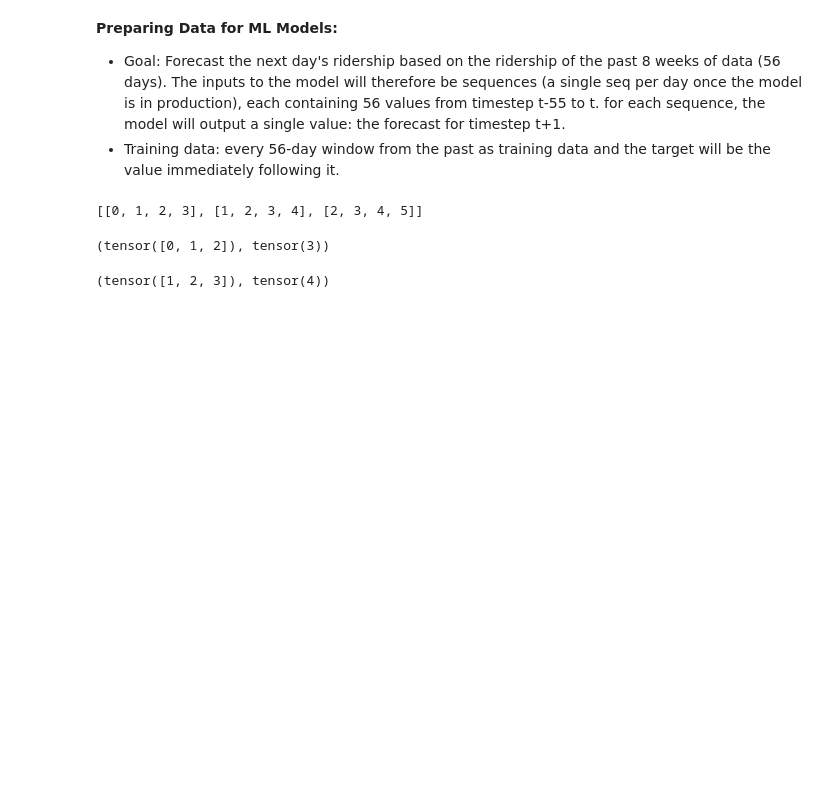
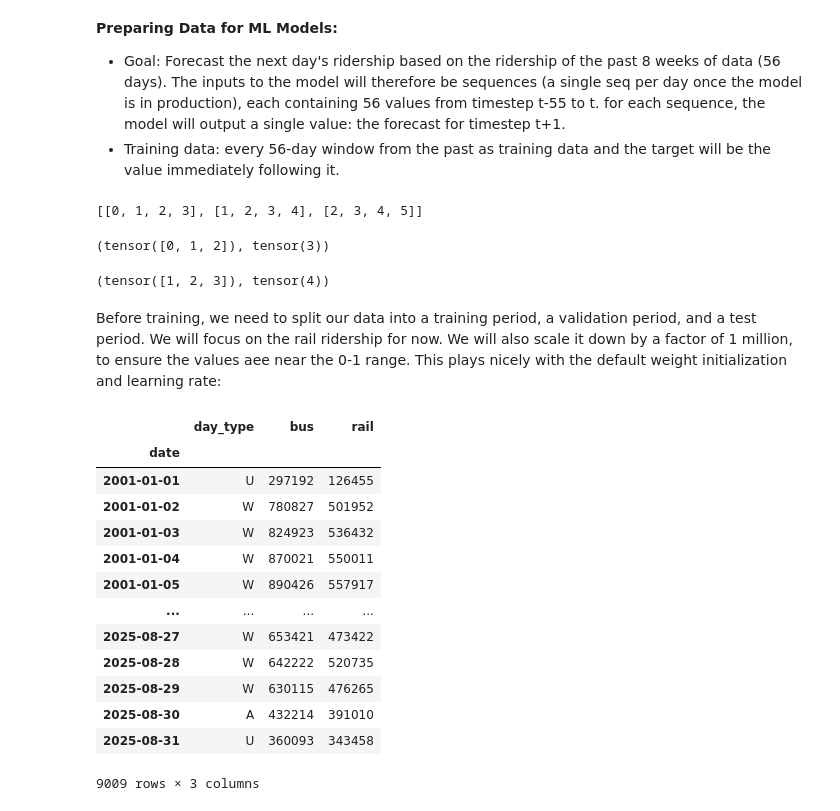
Before and after one commit to BlaiseMarvin/Machine-Learning-and-Big-Data-Analytics, a Jupyter notebook: deep_learning_2/sequential_data/notebook4.ipynb, the cells around one changed output. Cells and saved outputs as stored; diff of their text form; code cells hidden in the pictures; blank space fills up the shorter version.

```diff
--- a/deep_learning_2/sequential_data/notebook4.ipynb
+++ b/deep_learning_2/sequential_data/notebook4.ipynb
@@ -199,3 +197,22 @@ z[0]
 z[1]
 # %% [output]
 (tensor([1, 2, 3]), tensor(4))
+# %% [markdown]
+Before training, we need to split our data into a training period, a validation period, and a test period. We will focus on the rail ridership for now. We will also scale it down by a factor of 1 million, to ensure the values aee near the 0-1 range. This plays nicely with the default weight initialization and learning rate:
+# %%
+df
+# %% [output]
+|  | day_type | bus | rail |
+| date |  |  |  |
+| 2001-01-01 | U | 297192 | 126455 |
+| 2001-01-02 | W | 780827 | 501952 |
+| 2001-01-03 | W | 824923 | 536432 |
+| 2001-01-04 | W | 870021 | 550011 |
+| 2001-01-05 | W | 890426 | 557917 |
+| ... | ... | ... | ... |
+| 2025-08-27 | W | 653421 | 473422 |
+| 2025-08-28 | W | 642222 | 520735 |
+| 2025-08-29 | W | 630115 | 476265 |
+| 2025-08-30 | A | 432214 | 391010 |
+| 2025-08-31 | U | 360093 | 343458 |
+9009 rows × 3 columns
```
Also changed, not shown: parts of 33 cells of this notebook, 2 other files.
